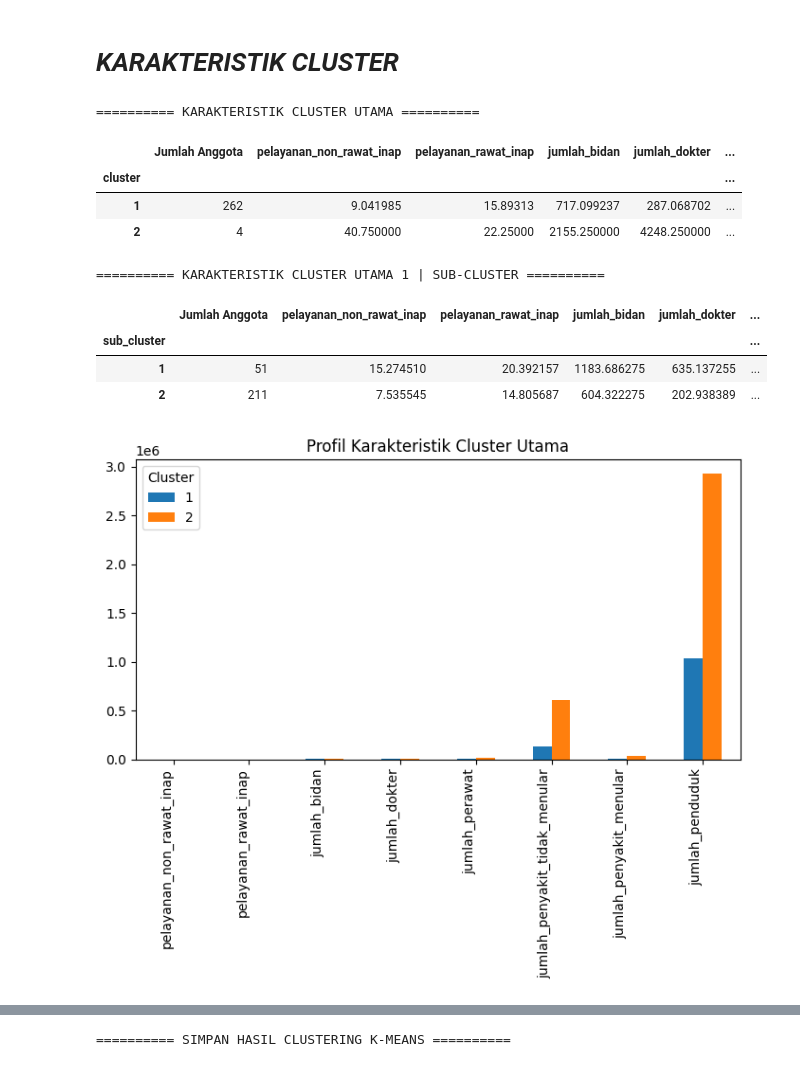
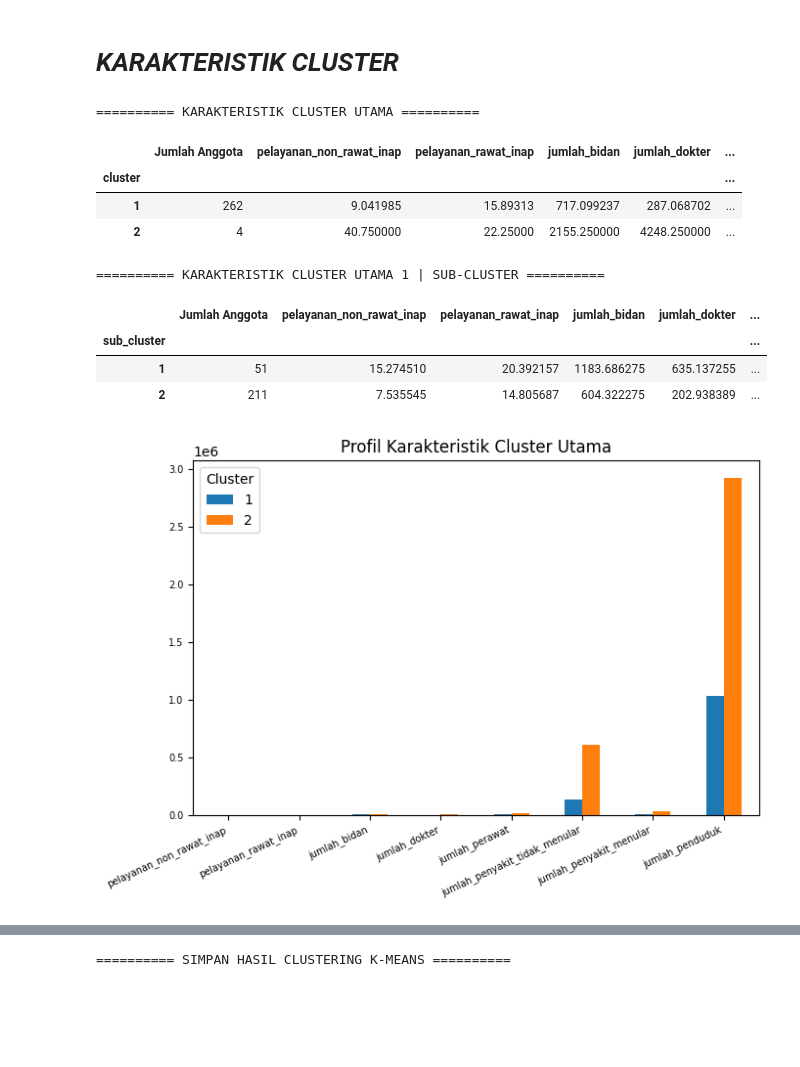
Before and after one commit to cecilskripsian/skripsi-cecil-cluster-code, a Jupyter notebook: skripsi_18722006/code_kmeans_clustering.ipynb, the cells around one changed output, grey strips where cells are left out. Drawn from its saved outputs; the diff is of its cells as text; code cells hidden in the pictures; blank space fills up the shorter version.

```diff
--- a/skripsi_18722006/code_kmeans_clustering.ipynb
+++ b/skripsi_18722006/code_kmeans_clustering.ipynb
@@ -769,39 +806,41 @@ display(profil_subcluster_lengkap)
 
 profil_cluster.T.plot(
     kind='bar',
-    figsize=(7, 6)
+    figsize=(7, 5),
+    fontsize=7
 )
 
 plt.title("Profil Karakteristik Cluster Utama")
-plt.xticks(rotation=90, ha='right')
+plt.xticks(rotation=25, ha='right')
 plt.legend(title="Cluster")
 plt.tight_layout()
 plt.show()
 
 
 # ----------------------------------------------------------
 # 4. VISUALISASI PROFIL SUB-CLUSTER
 # ----------------------------------------------------------
 
 profil_subcluster.T.plot(
     kind='bar',
-    figsize=(7, 6)
+    figsize=(7, 5),
+    fontsize=7
 )
 
 plt.title("Profil Karakteristik Sub-Cluster pada Cluster Utama 1")
-plt.xticks(rotation=90, ha='right')
+plt.xticks(rotation=25, ha='right')
 plt.legend(title="Sub-Cluster")
 plt.tight_layout()
 plt.show()
 # %% [output]
 ========== KARAKTERISTIK CLUSTER UTAMA ==========
 |  | Jumlah Anggota | pelayanan_non_rawat_inap | pelayanan_rawat_inap | jumlah_bidan | jumlah_dokter | ... |
 | cluster |  |  |  |  |  | ... |
 | 1 | 262 | 9.041985 | 15.89313 | 717.099237 | 287.068702 | ... |
 | 2 | 4 | 40.750000 | 22.25000 | 2155.250000 | 4248.250000 | ... |
 ========== KARAKTERISTIK CLUSTER UTAMA 1 | SUB-CLUSTER ==========
 |  | Jumlah Anggota | pelayanan_non_rawat_inap | pelayanan_rawat_inap | jumlah_bidan | jumlah_dokter | ... |
 | sub_cluster |  |  |  |  |  | ... |
 | 1 | 51 | 15.274510 | 20.392157 | 1183.686275 | 635.137255 | ... |
 | 2 | 211 | 7.535545 | 14.805687 | 604.322275 | 202.938389 | ... |
-[figure, old version]
+[figure, new version]
```
Also changed, not shown: parts of 24 cells of this notebook, 2 other files.
